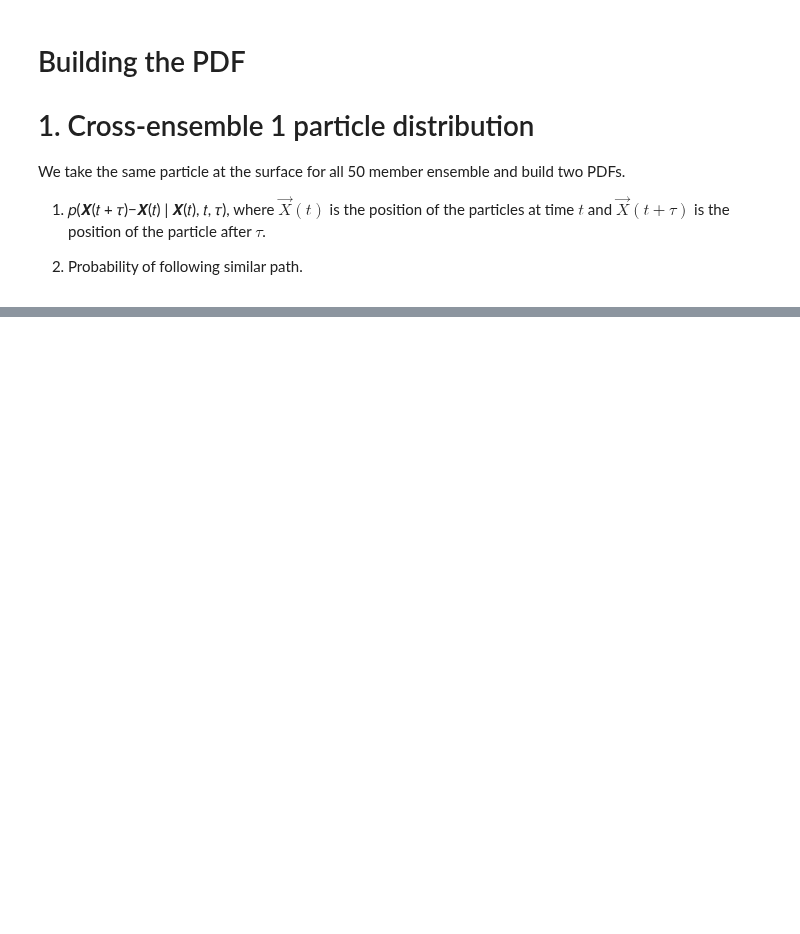
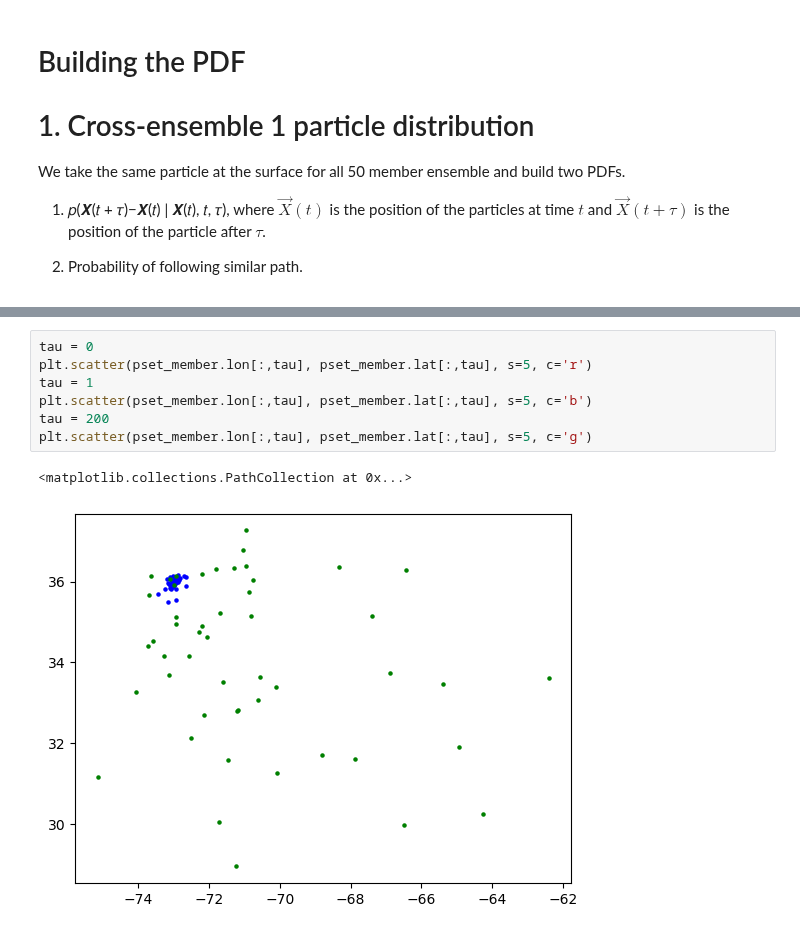
Before and after one commit to OceanParcels/NEMO_Ensemble_Lagrangian_Analysis, a Jupyter notebook: notebooks/04.PDFs_constructor.ipynb, the cells around one changed output, grey strips where cells are left out. Saved outputs shown, nothing was run; the diff lists cells and outputs as text; blank space fills up the shorter version.

```diff
--- a/notebooks/04.PDFs_constructor.ipynb
+++ b/notebooks/04.PDFs_constructor.ipynb
@@ -408,0 +368,10 @@ KeyboardInterrupt:
+# %%
+tau = 0
+plt.scatter(pset_member.lon[:,tau], pset_member.lat[:,tau], s=5, c='r')
+tau = 1
+plt.scatter(pset_member.lon[:,tau], pset_member.lat[:,tau], s=5, c='b')
+tau = 200
+plt.scatter(pset_member.lon[:,tau], pset_member.lat[:,tau], s=5, c='g')
+# %% [output]
+<matplotlib.collections.PathCollection at 0x...>
+[figure, added]
```
Also changed, not shown: parts of 15 cells of this notebook.
